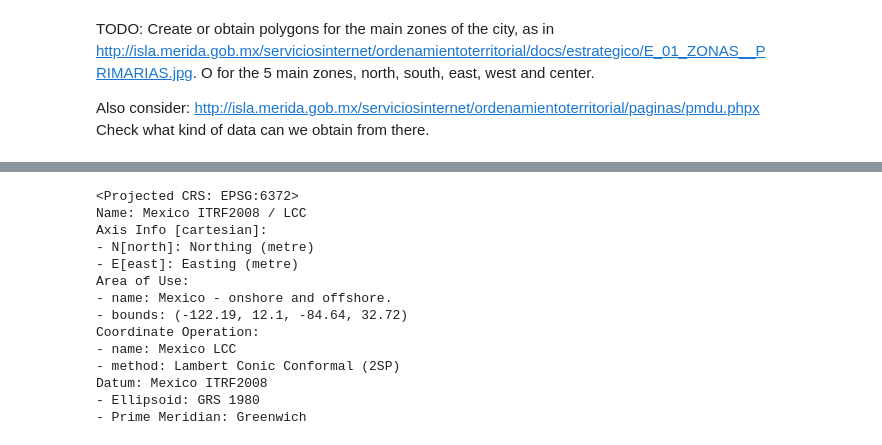
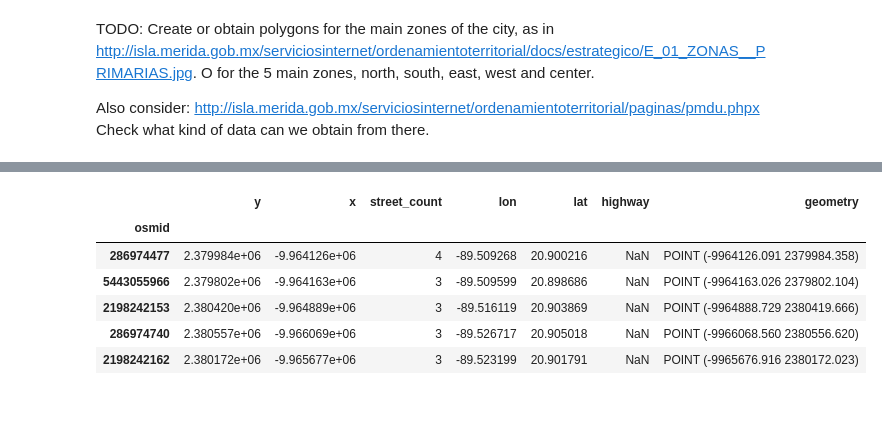
Before and after one commit to gperaza/road-network, a Jupyter notebook: notebooks/clean notebook.ipynb, the cells around one changed output, grey strips where cells are left out. Drawn from its saved outputs; the diff is of its cells as text; code cells hidden in the pictures; blank space fills up the shorter version.

```diff
--- a/notebooks/clean notebook.ipynb
+++ b/notebooks/clean notebook.ipynb
@@ -537,17 +536,10 @@ Datum: Mexico ITRF2008
-# %%
-edges.crs
-# %% [output]
-<Projected CRS: EPSG:6372>
-Name: Mexico ITRF2008 / LCC
-Axis Info [cartesian]:
-- N[north]: Northing (metre)
-- E[east]: Easting (metre)
-Area of Use:
-- name: Mexico - onshore and offshore.
-- bounds: (-122.19, 12.1, -84.64, 32.72)
-Coordinate Operation:
-- name: Mexico LCC
-- method: Lambert Conic Conformal (2SP)
-Datum: Mexico ITRF2008
-- Ellipsoid: GRS 1980
-- Prime Meridian: Greenwich
+# %%
+nodes_proj.head()
+# %% [output]
+|  | y | x | street_count | lon | lat | highway | geometry |
+| osmid |  |  |  |  |  |  |  |
+| 286974477 | 2.379984e+06 | -9.964126e+06 | 4 | -89.509268 | 20.900216 | NaN | POINT (-9964126.091 2379984.358) |
+| 5443055966 | 2.379802e+06 | -9.964163e+06 | 3 | -89.509599 | 20.898686 | NaN | POINT (-9964163.026 2379802.104) |
+| 2198242153 | 2.380420e+06 | -9.964889e+06 | 3 | -89.516119 | 20.903869 | NaN | POINT (-9964888.729 2380419.666) |
+| 286974740 | 2.380557e+06 | -9.966069e+06 | 3 | -89.526717 | 20.905018 | NaN | POINT (-9966068.560 2380556.620) |
+| 2198242162 | 2.380172e+06 | -9.965677e+06 | 3 | -89.523199 | 20.901791 | NaN | POINT (-9965676.916 2380172.023) |
```
Also changed, not shown: parts of 31 cells of this notebook.
